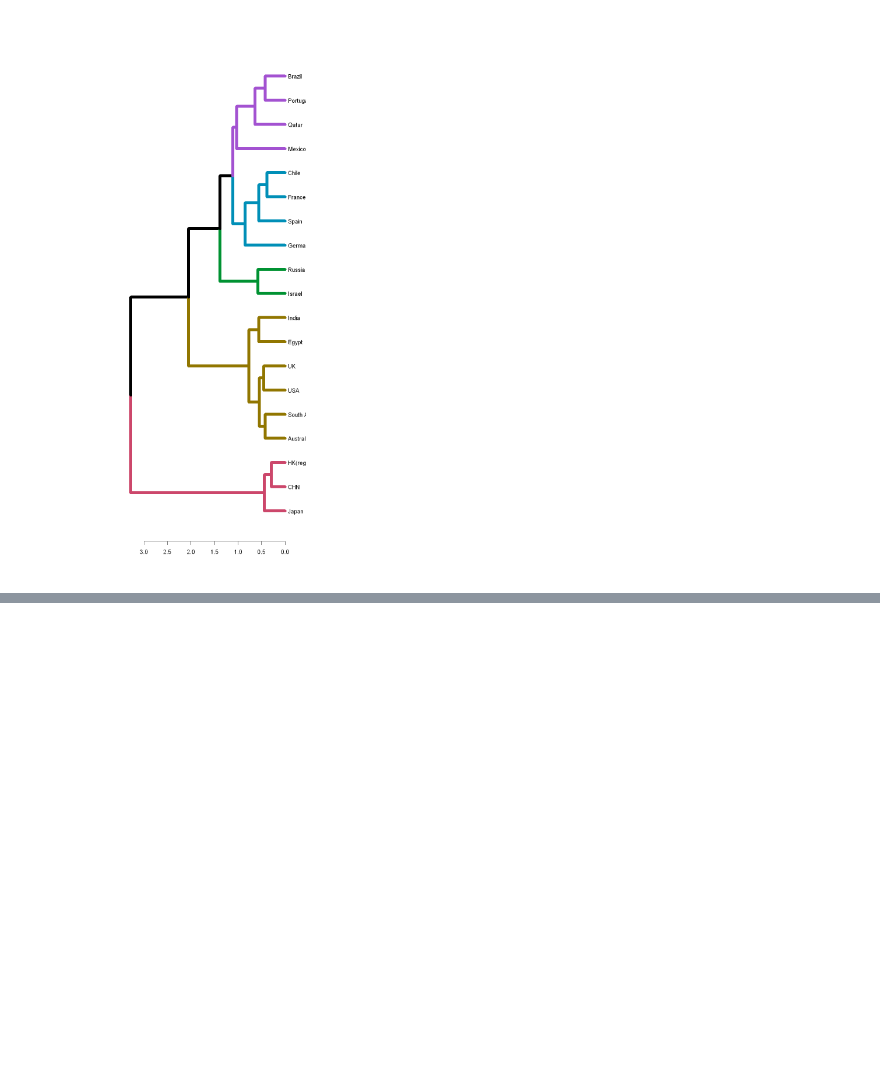
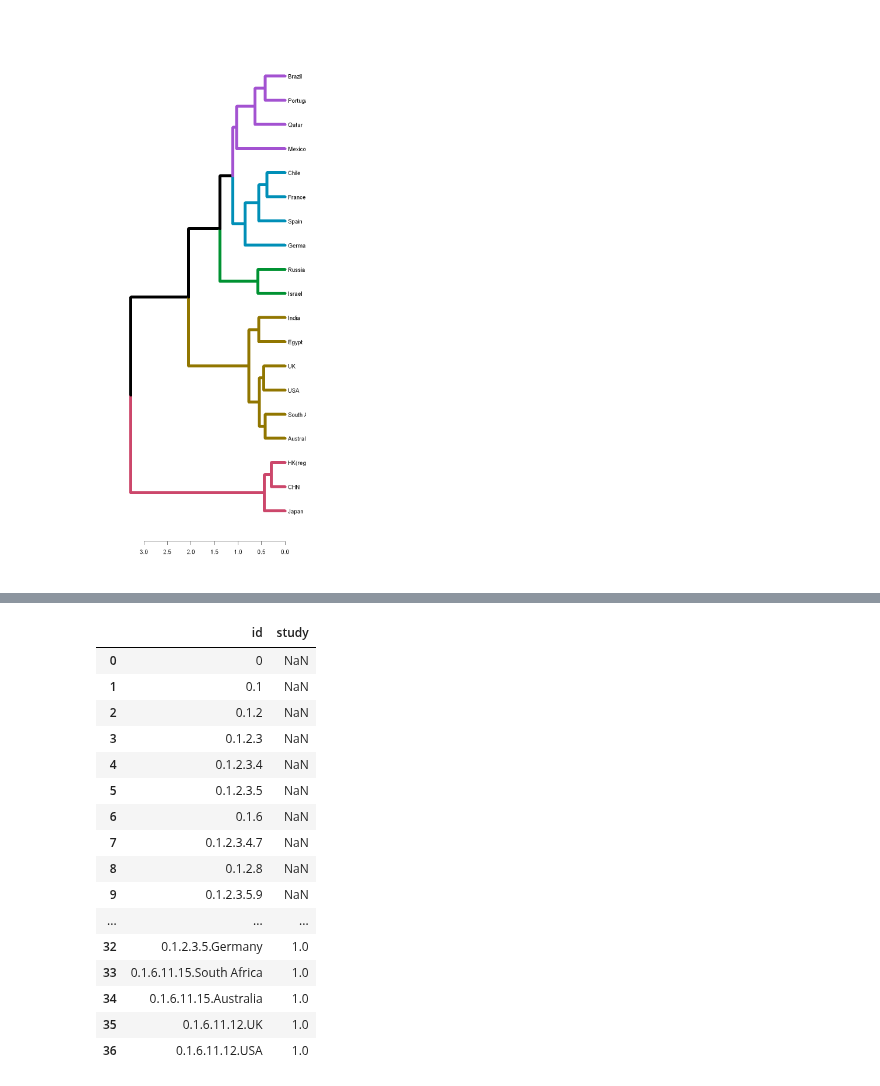
Before and after one commit to BNU-Wang-MSN-Lab/FAVEE-HPP, a Jupyter notebook: Study3/Clustering/clustering of 19 regions.ipynb, the cells around one changed output, grey strips where cells are left out. Cells and saved outputs as stored; diff of their text form; code cells hidden in the pictures; blank space fills up the shorter version.

```diff
--- a/Study3/Clustering/clustering of 19 regions.ipynb
+++ b/Study3/Clustering/clustering of 19 regions.ipynb
@@ -288,0 +406,27 @@ png
+# %%
+d3_df = pd.DataFrame(node_hierarchy)
+d3_df.columns = ['id', 'study']
+d3_df.index = d3_df['id']
+d3_df.loc[[i for i in  d3_df['id'] if i.startswith('0.1.6.10.')],'study'] = 2
+
+d3_df.index = range(len(d3_df))
+d3_df.to_csv('output_data/clustering_19regions/d3_hca.csv', index = False)
+d3_df
+# %% [output]
+|  | id | study |
+| 0 | 0 | NaN |
+| 1 | 0.1 | NaN |
+| 2 | 0.1.2 | NaN |
+| 3 | 0.1.2.3 | NaN |
+| 4 | 0.1.2.3.4 | NaN |
+| 5 | 0.1.2.3.5 | NaN |
+| 6 | 0.1.6 | NaN |
+| 7 | 0.1.2.3.4.7 | NaN |
+| 8 | 0.1.2.8 | NaN |
+| 9 | 0.1.2.3.5.9 | NaN |
+| ... | ... | ... |
+| 32 | 0.1.2.3.5.Germany | 1.0 |
+| 33 | 0.1.6.11.15.South Africa | 1.0 |
+| 34 | 0.1.6.11.15.Australia | 1.0 |
+| 35 | 0.1.6.11.12.UK | 1.0 |
+| 36 | 0.1.6.11.12.USA | 1.0 |
```
Also changed, not shown: parts of 8 cells of this notebook.
